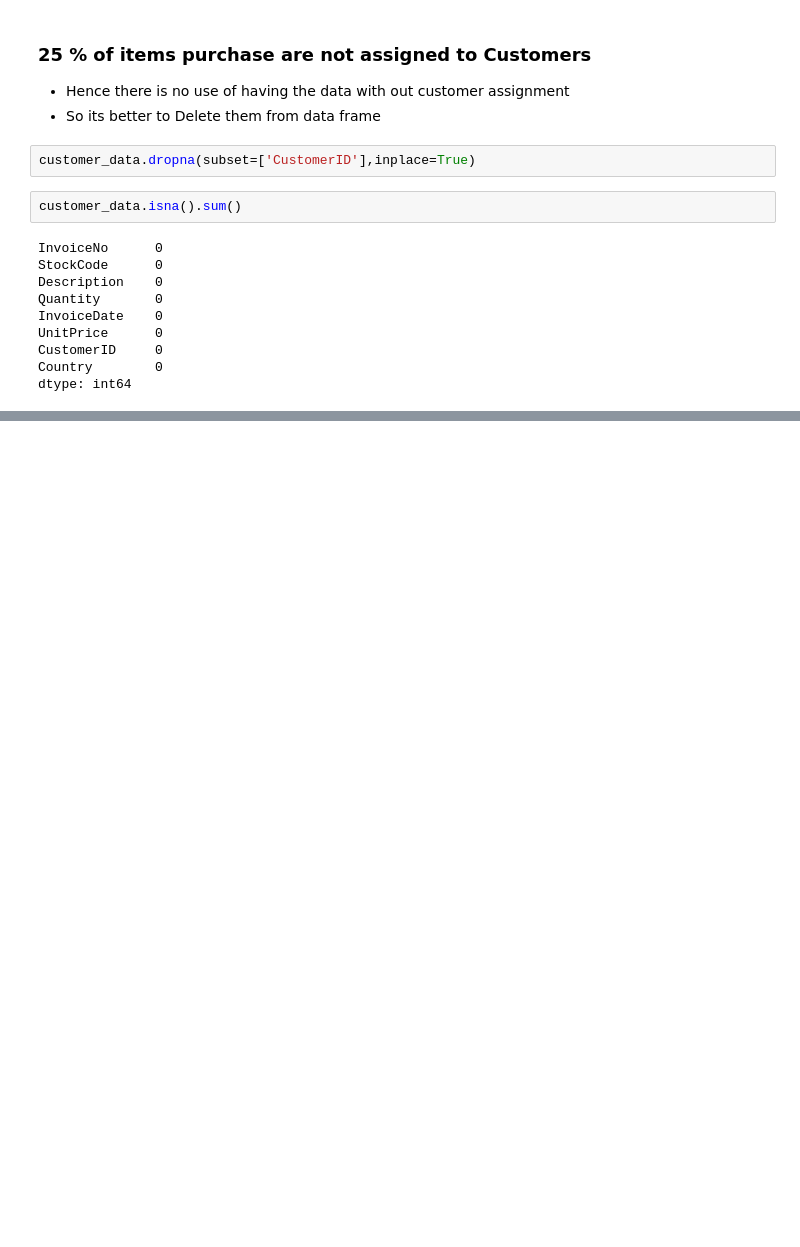
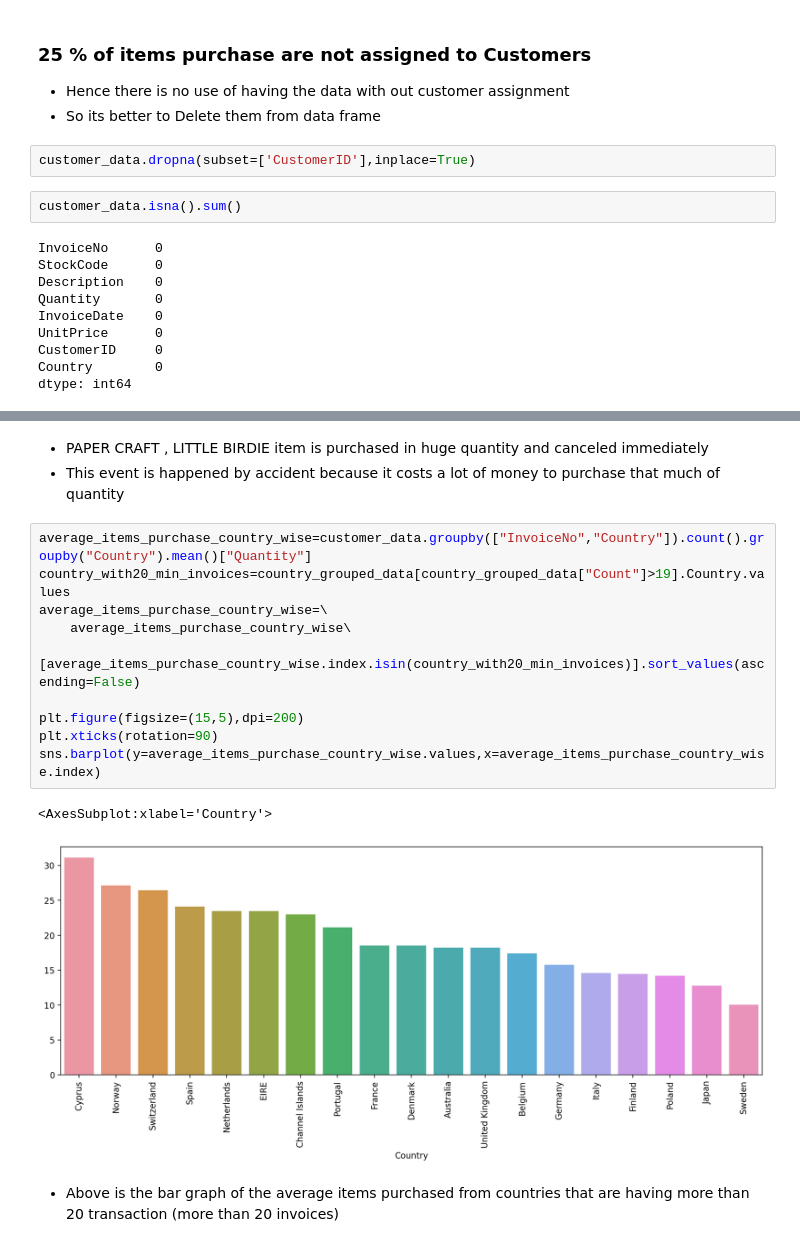
Before and after one commit to MIlanJP/Capstione-Unsupervised-Customer-Segmentation, a Jupyter notebook: Customer Segmentation.ipynb, the cells around one changed output, grey strips where cells are left out. Cells and saved outputs as stored; diff of their text form; blank space fills up the shorter version.

```diff
--- a/Customer Segmentation.ipynb
+++ b/Customer Segmentation.ipynb
@@ -116,0 +225,18 @@ dtype: int64
+# %% [markdown]
+- PAPER CRAFT , LITTLE BIRDIE item is purchased in huge quantity and canceled immediately
+- This event is happened by accident because it costs a lot of money to purchase that much of quantity
+# %%
+average_items_purchase_country_wise=customer_data.groupby(["InvoiceNo","Country"]).count().groupby("Country").mean()["Quantity"]
+country_with20_min_invoices=country_grouped_data[country_grouped_data["Count"]>19].Country.values
+average_items_purchase_country_wise=\
+    average_items_purchase_country_wise\
+    [average_items_purchase_country_wise.index.isin(country_with20_min_invoices)].sort_values(ascending=False)
+
+plt.figure(figsize=(15,5),dpi=200)
+plt.xticks(rotation=90)
+sns.barplot(y=average_items_purchase_country_wise.values,x=average_items_purchase_country_wise.index)
+# %% [output]
+<AxesSubplot:xlabel='Country'>
+[figure, added]
+# %% [markdown]
+- Above is the bar graph of the average items purchased from countries that are having more than 20 transaction (more than 20 invoices)
```
Also changed, not shown: parts of 21 cells of this notebook.
